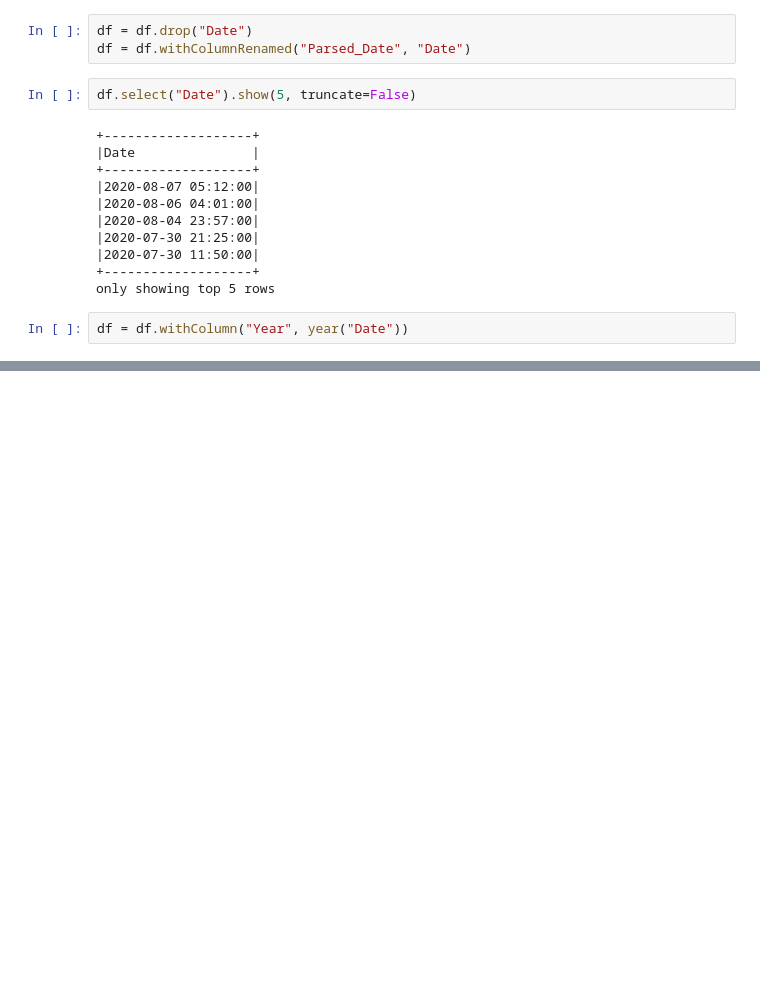
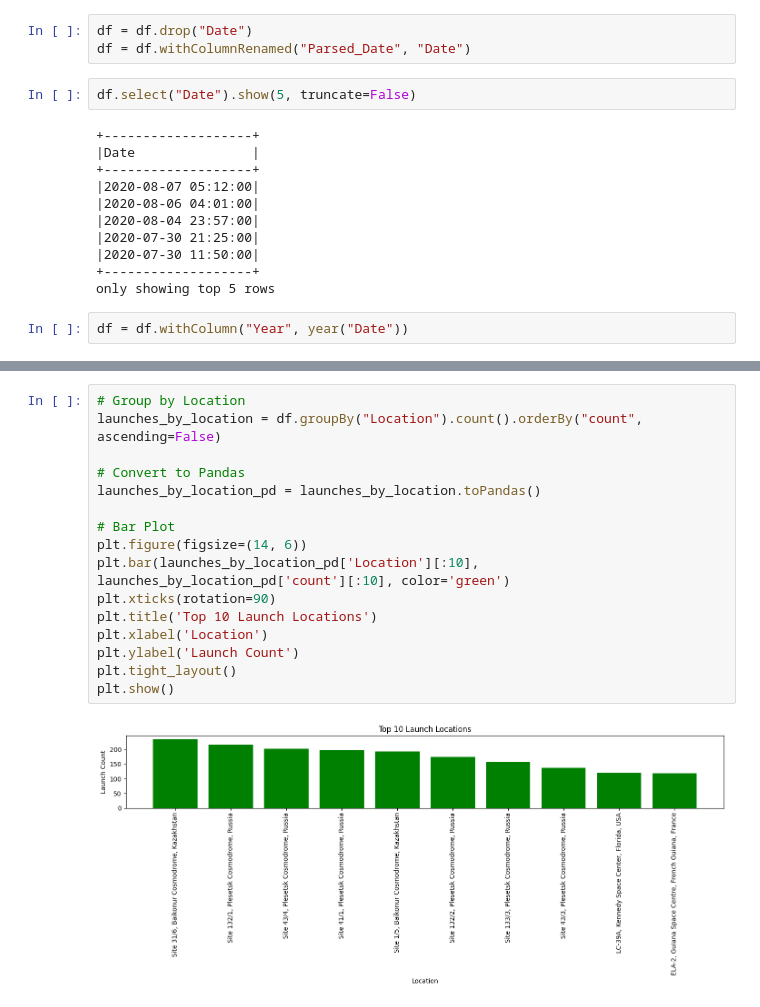
Before and after one commit to manishaachary13/Space-Launch-Mission, a Jupyter notebook: mission launch.ipynb, the cells around one changed output, grey strips where cells are left out. Drawn from its saved outputs; the diff is of its cells as text; blank space fills up the shorter version.

```diff
--- a/mission launch.ipynb
+++ b/mission launch.ipynb
@@ -589,0 +641,18 @@ only showing top 20 rows
+# %%
+# Group by Location
+launches_by_location = df.groupBy("Location").count().orderBy("count", ascending=False)
+
+# Convert to Pandas
+launches_by_location_pd = launches_by_location.toPandas()
+
+# Bar Plot
+plt.figure(figsize=(14, 6))
+plt.bar(launches_by_location_pd['Location'][:10], launches_by_location_pd['count'][:10], color='green')
+plt.xticks(rotation=90)
+plt.title('Top 10 Launch Locations')
+plt.xlabel('Location')
+plt.ylabel('Launch Count')
+plt.tight_layout()
+plt.show()
+# %% [output]
+[figure, added]
```
Also changed, not shown: parts of 14 cells of this notebook.
